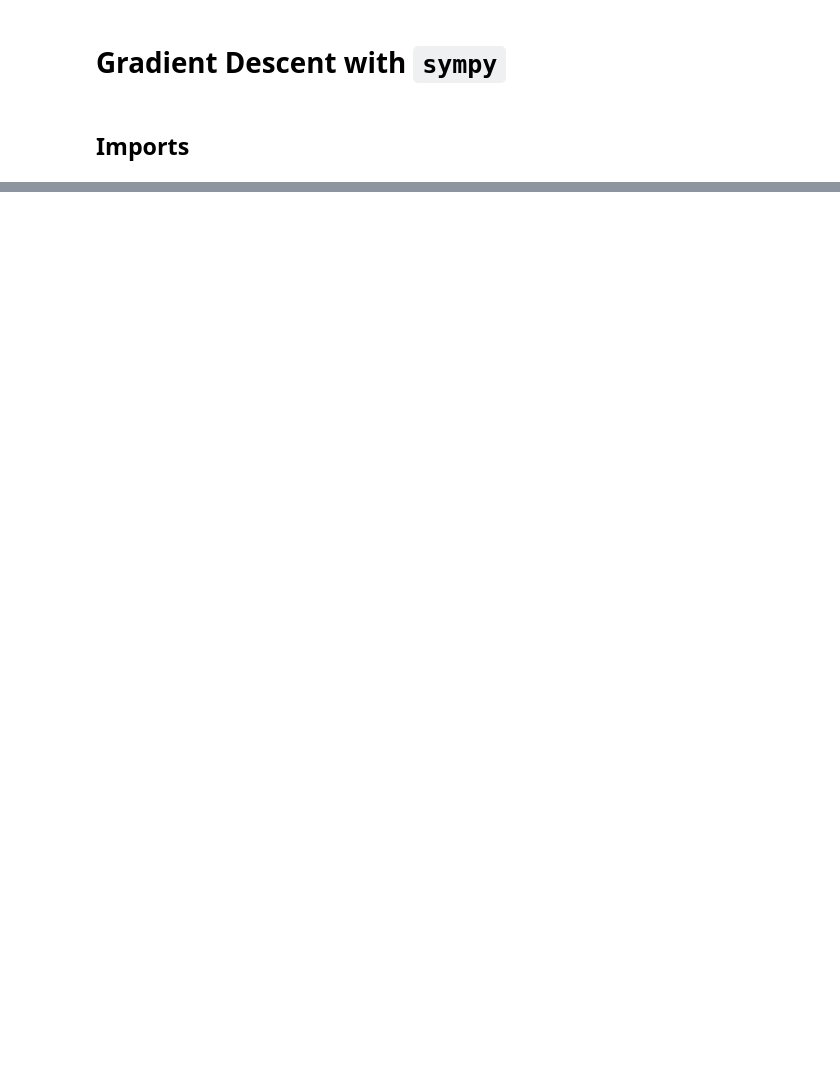
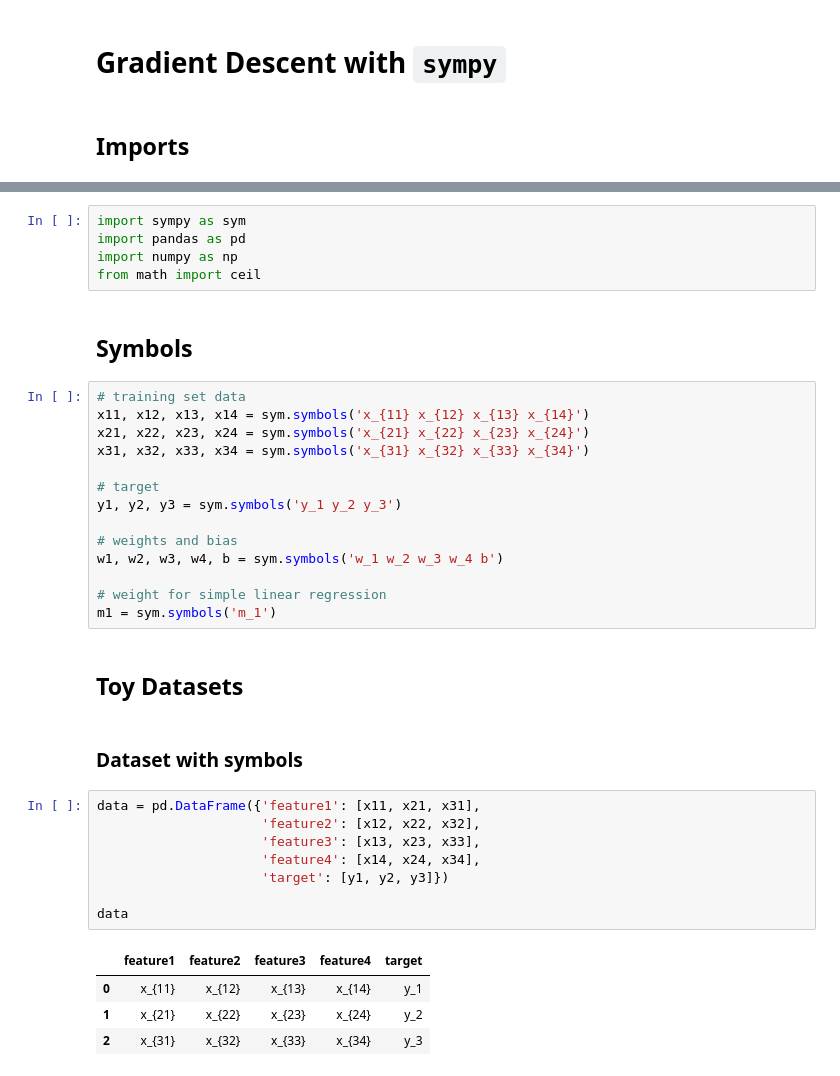
Before and after one commit to PaulToronto/Stanford-Andrew-Ng-Machine-Learning-Specialization, a Jupyter notebook: Gradient_Descent_with_Sympy.ipynb, the cells around one changed output, grey strips where cells are left out. Cells and saved outputs as stored; diff of their text form; blank space fills up the shorter version.

```diff
--- a/Gradient_Descent_with_Sympy.ipynb
+++ b/Gradient_Descent_with_Sympy.ipynb
@@ -189,0 +7,38 @@ $\displaystyle \left[\begin{matrix}459.999997619408\\231.999998369408\\177.99999
+# %%
+import sympy as sym
+import pandas as pd
+import numpy as np
+from math import ceil
+# %% [markdown]
+## Symbols
+# %%
+# training set data
+x11, x12, x13, x14 = sym.symbols('x_{11} x_{12} x_{13} x_{14}')
+x21, x22, x23, x24 = sym.symbols('x_{21} x_{22} x_{23} x_{24}')
+x31, x32, x33, x34 = sym.symbols('x_{31} x_{32} x_{33} x_{34}')
+
+# target
+y1, y2, y3 = sym.symbols('y_1 y_2 y_3')
+
+# weights and bias
+w1, w2, w3, w4, b = sym.symbols('w_1 w_2 w_3 w_4 b')
+
+# weight for simple linear regression
+m1 = sym.symbols('m_1')
+# %% [markdown]
+## Toy Datasets
+# %% [markdown]
+### Dataset with symbols
+# %%
+data = pd.DataFrame({'feature1': [x11, x21, x31],
+                     'feature2': [x12, x22, x32],
+                     'feature3': [x13, x23, x33],
+                     'feature4': [x14, x24, x34],
+                     'target': [y1, y2, y3]})
+
+data
+# %% [output]
+|  | feature1 | feature2 | feature3 | feature4 | target |
+| 0 | x_{11} | x_{12} | x_{13} | x_{14} | y_1 |
+| 1 | x_{21} | x_{22} | x_{23} | x_{24} | y_2 |
+| 2 | x_{31} | x_{32} | x_{33} | x_{34} | y_3 |
```
Also changed, not shown: parts of 113 cells of this notebook.
